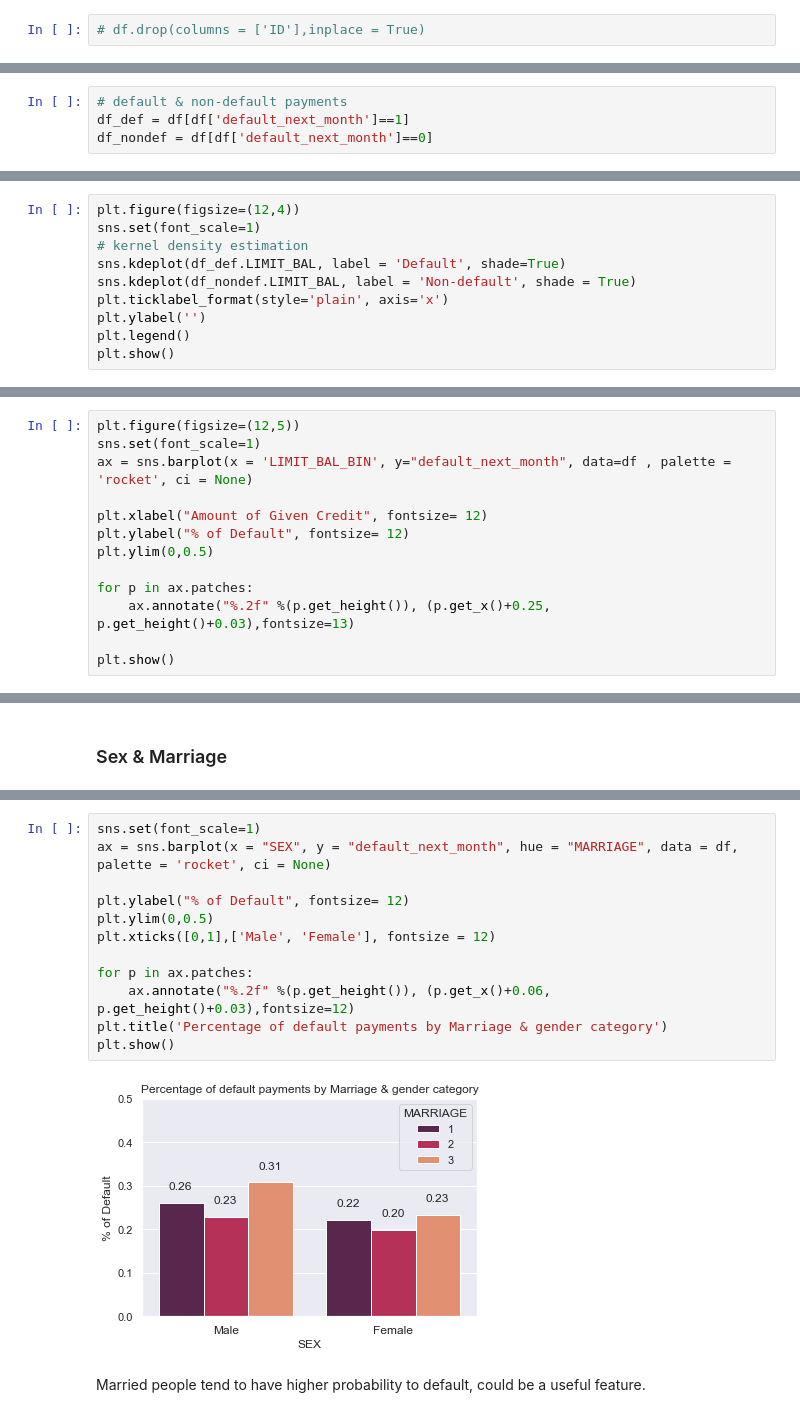
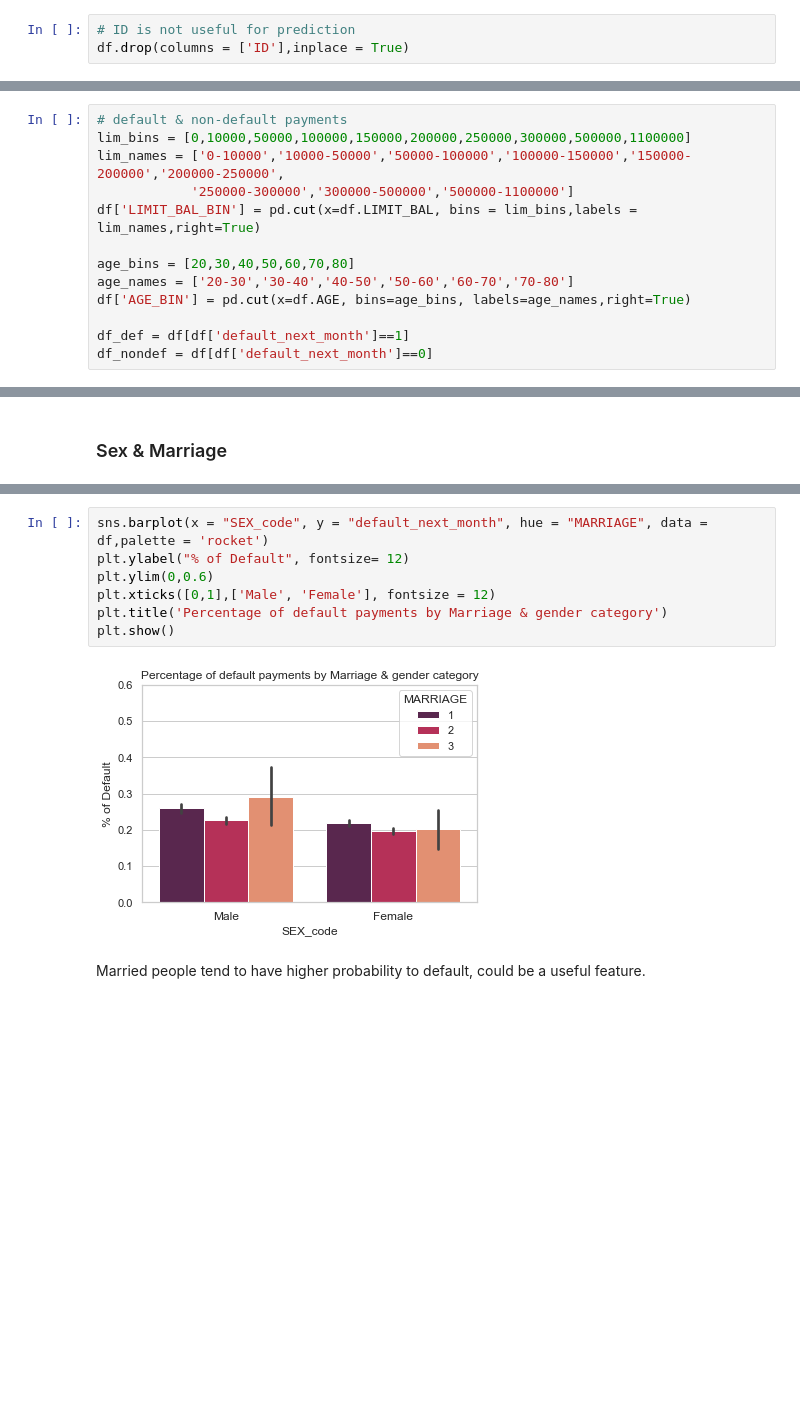
Before and after one commit to Shawn-Lian/5291-Final-Project, a Jupyter notebook: 5291Project_plot.ipynb, the cells around one changed output, grey strips where cells are left out. Cells and saved outputs as stored; diff of their text form; blank space fills up the shorter version.

```diff
--- a/5291Project_plot.ipynb
+++ b/5291Project_plot.ipynb
@@ -38,7 +31,8 @@ df.isna().sum().sum()
 # %% [output]
 0
 # %%
-# df.drop(columns = ['ID'],inplace = True)
+# ID is not useful for prediction
+df.drop(columns = ['ID'],inplace = True)
 # %%
 # change pay_0 to pay_1 to later graphics construction
 df.rename(columns={'PAY_0':'PAY_1'}, inplace=True)
@@ -154,5 +139,14 @@ df['LIMIT_BAL_BIN'] = pd.cut(x=df.LIMIT_BAL, bins = lim_bins,labels = lim_names,
 # %%
 # default & non-default payments
+lim_bins = [0,10000,50000,100000,150000,200000,250000,300000,500000,1100000]
+lim_names = ['0-10000','10000-50000','50000-100000','100000-150000','150000-200000','200000-250000',
+            '250000-300000','300000-500000','500000-1100000']
+df['LIMIT_BAL_BIN'] = pd.cut(x=df.LIMIT_BAL, bins = lim_bins,labels = lim_names,right=True)
+
+age_bins = [20,30,40,50,60,70,80]
+age_names = ['20-30','30-40','40-50','50-60','60-70','70-80']
+df['AGE_BIN'] = pd.cut(x=df.AGE, bins=age_bins, labels=age_names,right=True)
+
 df_def = df[df['default_next_month']==1]
 df_nondef = df[df['default_next_month']==0]
 # %% [markdown]
@@ -169,10 +200,0 @@ plt.show()
-# %%
-plt.figure(figsize=(12,4))
-sns.set(font_scale=1)
-# kernel density estimation
-sns.kdeplot(df_def.LIMIT_BAL, label = 'Default', shade=True)
-sns.kdeplot(df_nondef.LIMIT_BAL, label = 'Non-default', shade = True)
-plt.ticklabel_format(style='plain', axis='x')
-plt.ylabel('')
-plt.legend()
-plt.show()
@@ -191,16 +219,3 @@ plt.ticklabel_format(style='plain', axis='x') #repressing scientific notation on
 plt.show();
 # %% [output]
 [figure]
-# %%
-plt.figure(figsize=(12,5))
-sns.set(font_scale=1)
-ax = sns.barplot(x = 'LIMIT_BAL_BIN', y="default_next_month", data=df , palette = 'rocket', ci = None)
-
-plt.xlabel("Amount of Given Credit", fontsize= 12)
-plt.ylabel("% of Default", fontsize= 12)
-plt.ylim(0,0.5)
-
-for p in ax.patches:
-    ax.annotate("%.2f" %(p.get_height()), (p.get_x()+0.25, p.get_height()+0.03),fontsize=13)
-
-plt.show()
@@ -253,17 +310,12 @@ plt.title('Marriage status Percentage of Non-default payments');
 # %%
-sns.set(font_scale=1)
-ax = sns.barplot(x = "SEX", y = "default_next_month", hue = "MARRIAGE", data = df, palette = 'rocket', ci = None)
-
+sns.barplot(x = "SEX_code", y = "default_next_month", hue = "MARRIAGE", data = df,palette = 'rocket')
 plt.ylabel("% of Default", fontsize= 12)
-plt.ylim(0,0.5)
+plt.ylim(0,0.6)
 plt.xticks([0,1],['Male', 'Female'], fontsize = 12)
-
-for p in ax.patches:
-    ax.annotate("%.2f" %(p.get_height()), (p.get_x()+0.06, p.get_height()+0.03),fontsize=12)
 plt.title('Percentage of default payments by Marriage & gender category')
 plt.show()
 # %% [output]
-[figure, old version]
+[figure, new version]
 # %% [markdown]
 Married people tend to have higher probability to default, could be a useful feature.
 # %% [markdown]
```
Also changed, not shown: parts of 48 cells of this notebook.
